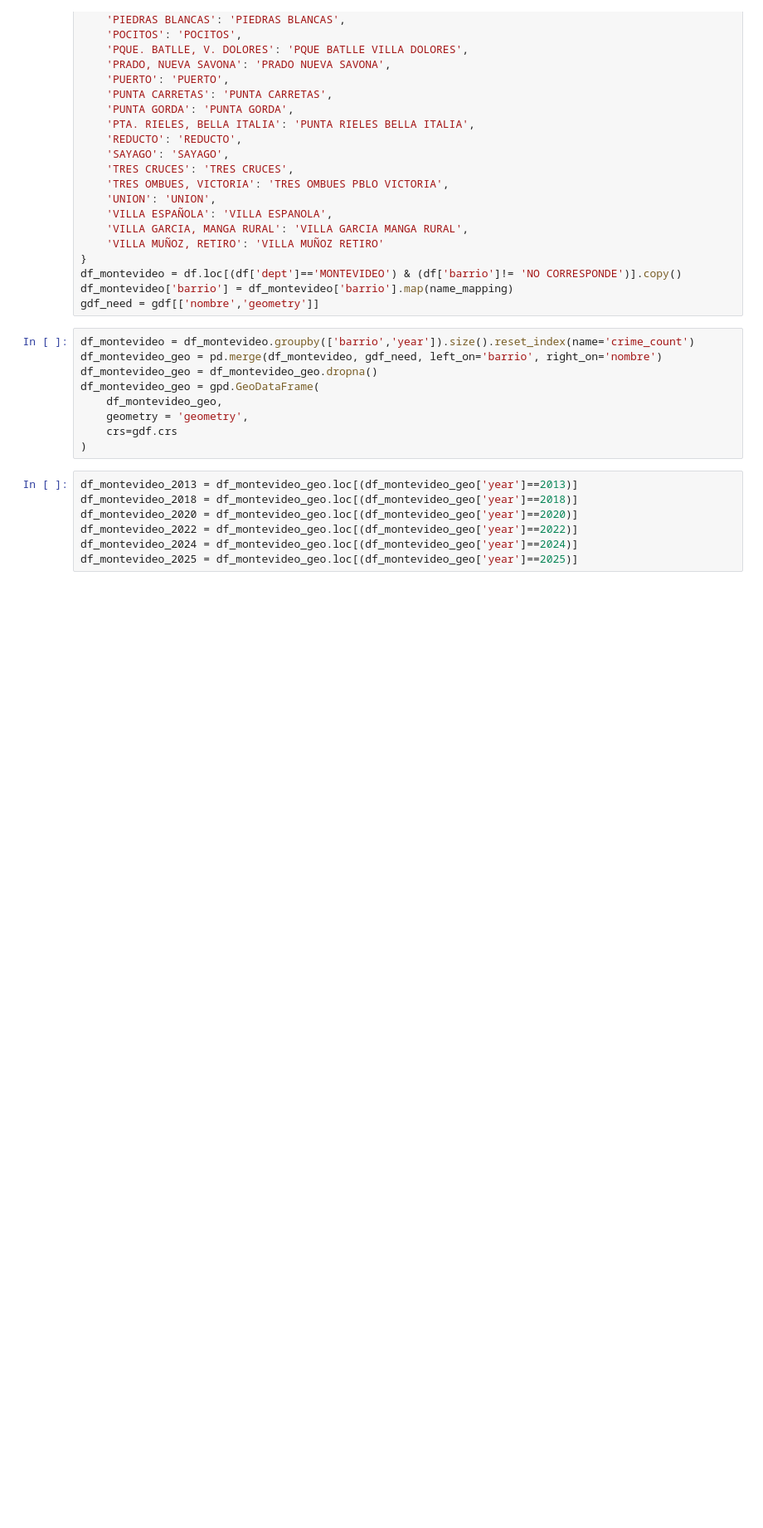
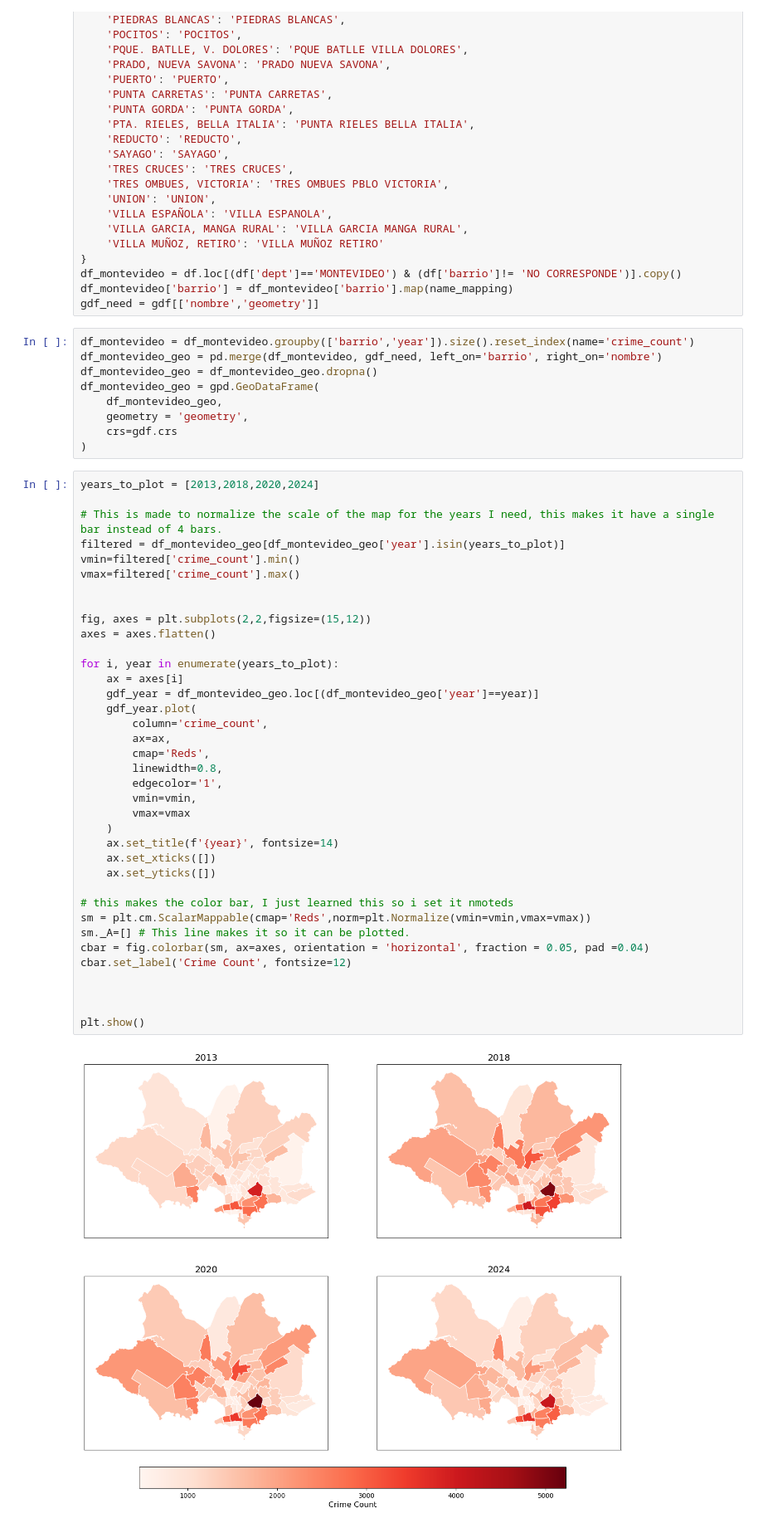
Before and after one commit to LuisGagn/DSLearning, a Jupyter notebook: Uruguayan Crimes.ipynb, the cells around one changed output. Shown at 83% size. Saved outputs shown, nothing was run; the diff lists cells and outputs as text; blank space fills up the shorter version.

```diff
--- a/Uruguayan Crimes.ipynb
+++ b/Uruguayan Crimes.ipynb
@@ -422,9 +430,41 @@ df_montevideo_geo = gpd.GeoDataFrame(
     crs=gdf.crs
 )
 # %%
-df_montevideo_2013 = df_montevideo_geo.loc[(df_montevideo_geo['year']==2013)]
-df_montevideo_2018 = df_montevideo_geo.loc[(df_montevideo_geo['year']==2018)]
-df_montevideo_2020 = df_montevideo_geo.loc[(df_montevideo_geo['year']==2020)]
-df_montevideo_2022 = df_montevideo_geo.loc[(df_montevideo_geo['year']==2022)]
-df_montevideo_2024 = df_montevideo_geo.loc[(df_montevideo_geo['year']==2024)]
-df_montevideo_2025 = df_montevideo_geo.loc[(df_montevideo_geo['year']==2025)]
+years_to_plot = [2013,2018,2020,2024]
+
+# This is made to normalize the scale of the map for the years I need, this makes it have a single bar instead of 4 bars.
+filtered = df_montevideo_geo[df_montevideo_geo['year'].isin(years_to_plot)]
+vmin=filtered['crime_count'].min()
+vmax=filtered['crime_count'].max()
+
+
+fig, axes = plt.subplots(2,2,figsize=(15,12))
+axes = axes.flatten()
+
+for i, year in enumerate(years_to_plot):
+    ax = axes[i]
+    gdf_year = df_montevideo_geo.loc[(df_montevideo_geo['year']==year)]
+    gdf_year.plot(
+        column='crime_count',
+        ax=ax,
+        cmap='Reds',
+        linewidth=0.8,
+        edgecolor='1',
+        vmin=vmin,
+        vmax=vmax
+    )
+    ax.set_title(f'{year}', fontsize=14)
+    ax.set_xticks([])
+    ax.set_yticks([])
+
+# this makes the color bar, I just learned this so i set it nmoteds
+sm = plt.cm.ScalarMappable(cmap='Reds',norm=plt.Normalize(vmin=vmin,vmax=vmax))
+sm._A=[] # This line makes it so it can be plotted.
+cbar = fig.colorbar(sm, ax=axes, orientation = 'horizontal', fraction = 0.05, pad =0.04)
+cbar.set_label('Crime Count', fontsize=12)
+
+
+
+plt.show()
+# %% [output]
+[figure, added]
```
Also changed, not shown: parts of 22 cells of this notebook, 1 other file.
